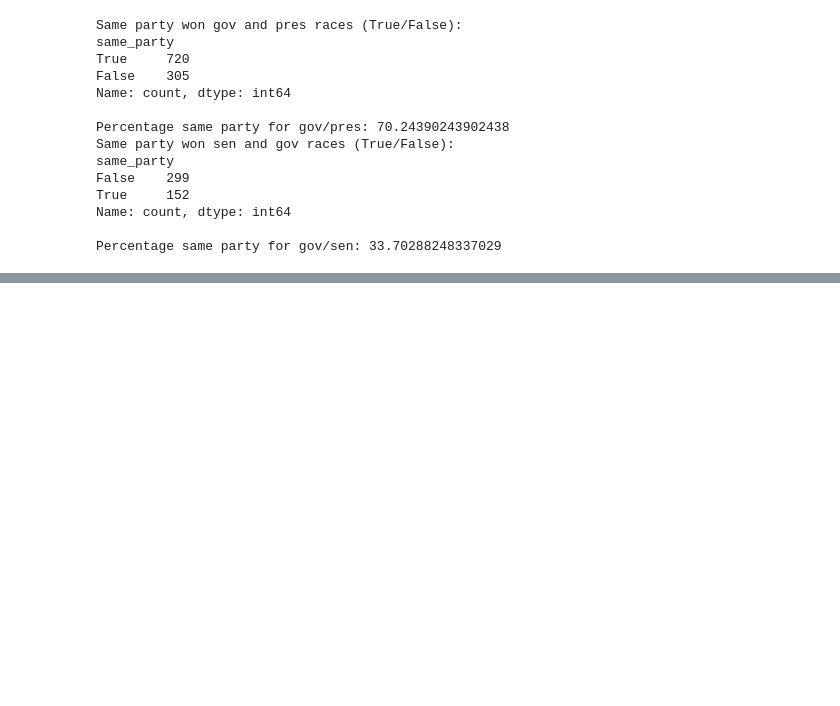
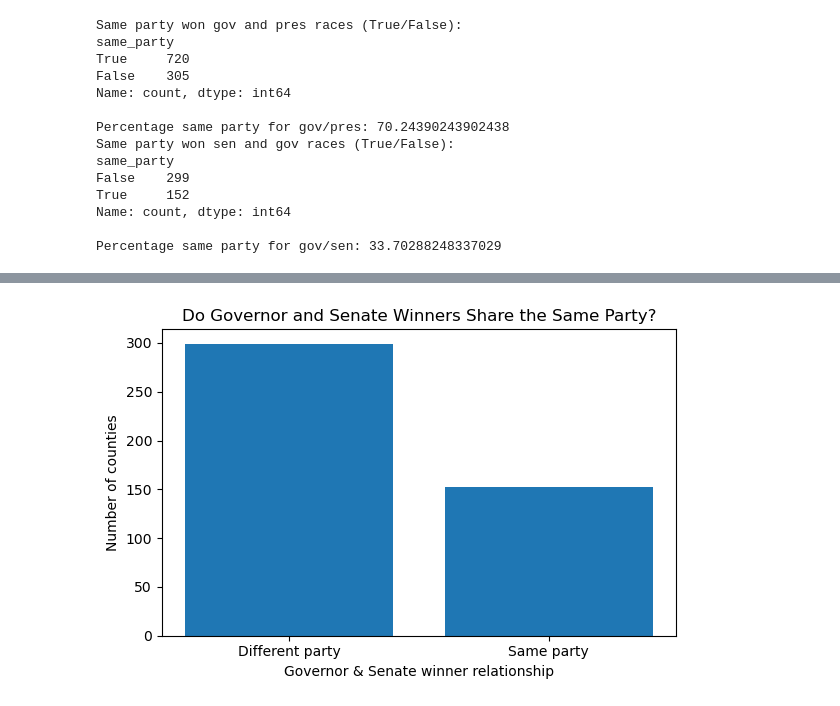
Before and after one commit to JillianKoenig/qtm151fall2025, a Jupyter notebook: Final Project/QTM151Project.ipynb, the cells around one changed output, grey strips where cells are left out. Saved outputs shown, nothing was run; the diff lists cells and outputs as text; code cells hidden in the pictures; blank space fills up the shorter version.

```diff
--- a/Final Project/QTM151Project.ipynb
+++ b/Final Project/QTM151Project.ipynb
@@ -142,0 +144,18 @@ df_sg_winners.groupby(by = "state").agg(
+# %%
+#Plot: Governor vs Senate winners, same party or not
+
+
+#Turn the counts into a small DataFrame for nicer labels
+plot_df = same_sg_counts.rename_axis("same_party").reset_index(name="count")
+plot_df["same_party"] = plot_df["same_party"].map({True: "Same party", False: "Different party"})
+
+
+plt.figure(figsize=(6,4))
+plt.bar(plot_df["same_party"], plot_df["count"])
+plt.title("Do Governor and Senate Winners Share the Same Party?")
+plt.xlabel("Governor & Senate winner relationship")
+plt.ylabel("Number of counties")
+plt.tight_layout()
+plt.show()
+# %% [output]
+[figure, added]
```
Also changed, not shown: parts of 5 cells of this notebook, 1 other file.
